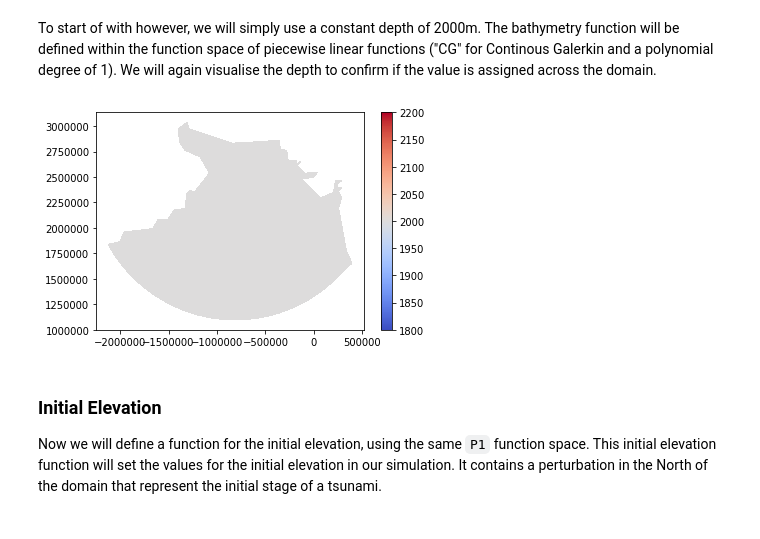
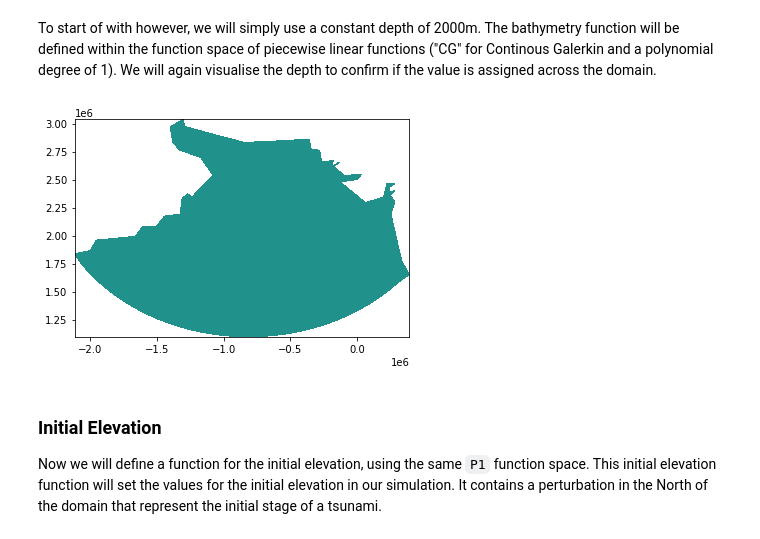
Before and after one commit to thetisproject/thetis, a Jupyter notebook: demos/02-2d-tsunami.ipynb, the cells around one changed output. Cells and saved outputs as stored; diff of their text form; code cells hidden in the pictures.

```diff
--- a/demos/02-2d-tsunami.ipynb
+++ b/demos/02-2d-tsunami.ipynb
@@ -37,12 +39,12 @@ To start of with however, we will simply use a constant depth of 2000m. The bath
 # %%
 P1 = FunctionSpace(mesh, "CG", 1)
 bathymetry_2d = Function(P1, name='Bathymetry')
 depth = 2000.0
 bathymetry_2d.assign(depth)
 
-plot(bathymetry_2d);
+tricontourf(bathymetry_2d);
 # %% [output]
-[figure, old version]
+[figure, new version]
 # %% [markdown]
 ### Initial Elevation
 
```
Also changed, not shown: parts of 5 cells of this notebook, 1 other file.
